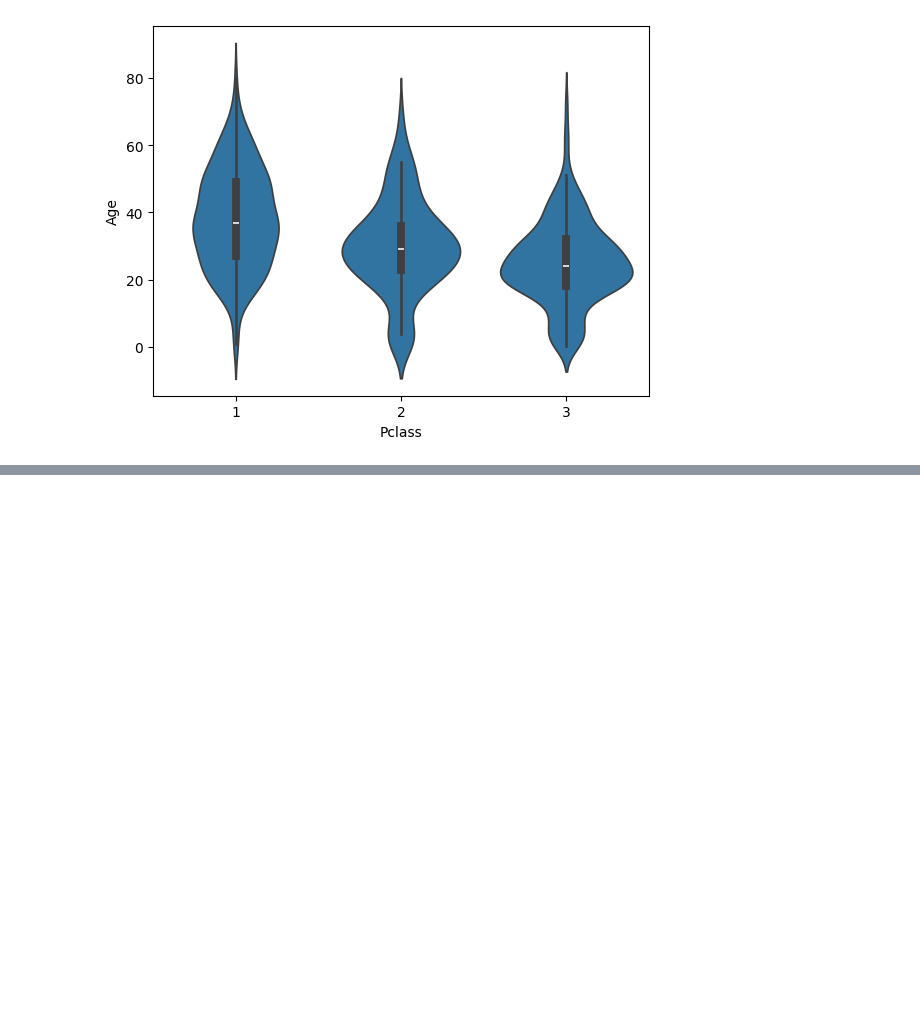
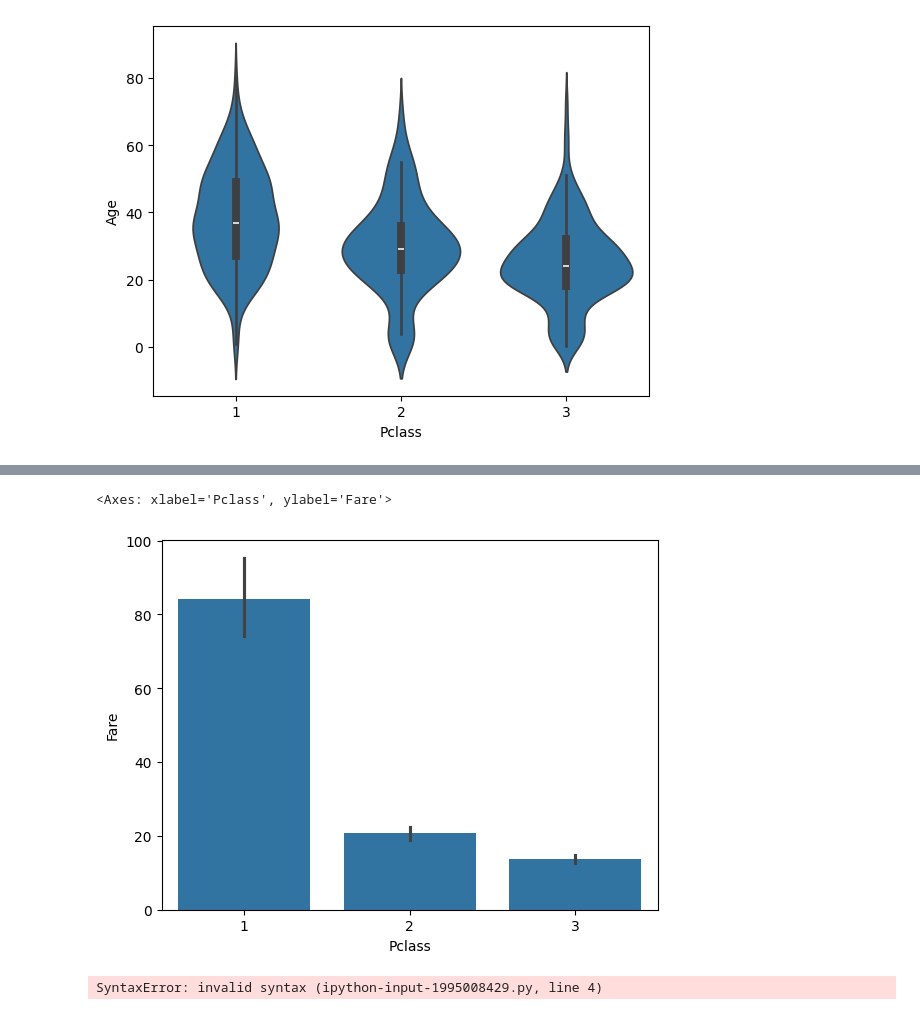
Before and after one commit to harshamalipatil16/0013, a Jupyter notebook: 0013.ipynb, the cells around one changed output, grey strips where cells are left out. Cells and saved outputs as stored; diff of their text form; code cells hidden in the pictures; blank space fills up the shorter version.

```diff
--- a/0013.ipynb
+++ b/0013.ipynb
@@ -282,0 +242,15 @@ sns.violinplot(x='Pclass', y='Age', data=df)
+# %%
+import pandas as pd
+import seaborn as sns
+sns.load_dataset('titanic')
+sns.barplot(x='Pclass', y='Fare', data=df)
+# %% [output]
+<Axes: xlabel='Pclass', ylabel='Fare'>
+[figure, added]
+# %%
+import pandas as pd
+import seaborn as sns
+sns.load_dataset('titanic')
+sns.pairplot(df)
+# %% [output]
+SyntaxError: invalid syntax (ipython-input-1995008429.py, line 4)
```
Also changed, not shown: parts of 9 cells of this notebook.
